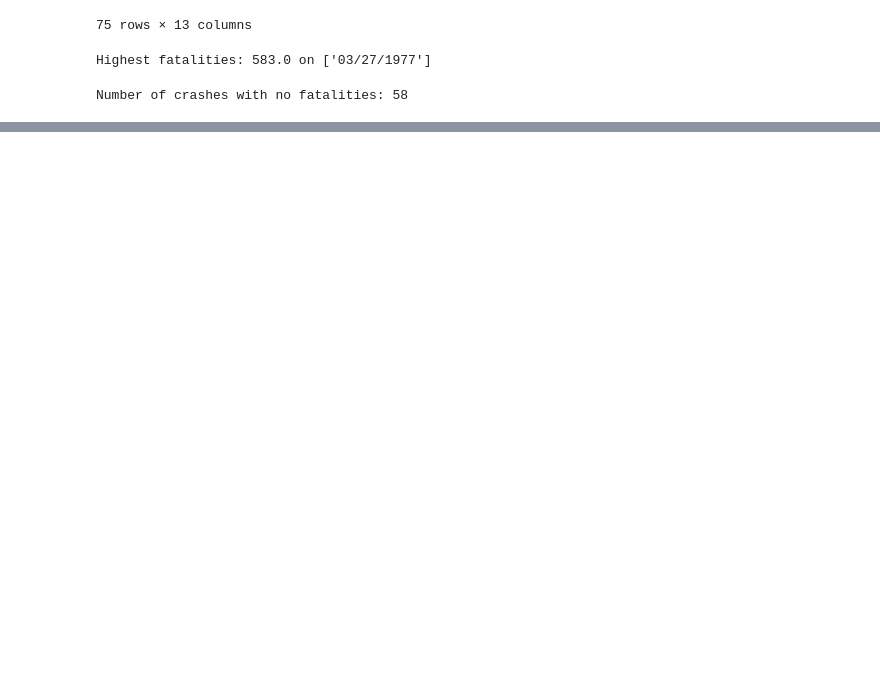
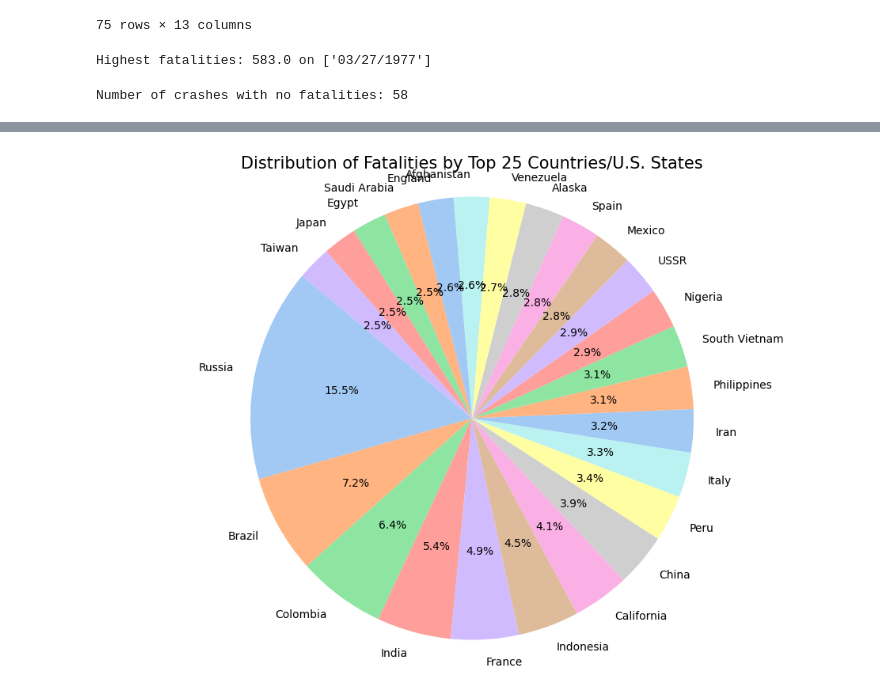
Before and after one commit to CodeWith-PeterBull/AI-RECAP-GROUP-VUlKAN-TASKS-2026, a Jupyter notebook: Data-Cleaning_Practical-Exercise-5/Airplane_Crashes_Data_Cleaning.ipynb, the cells around one changed output, grey strips where cells are left out. Cells and saved outputs as stored; diff of their text form; code cells hidden in the pictures; blank space fills up the shorter version.

```diff
--- a/Data-Cleaning_Practical-Exercise-5/Airplane_Crashes_Data_Cleaning.ipynb
+++ b/Data-Cleaning_Practical-Exercise-5/Airplane_Crashes_Data_Cleaning.ipynb
@@ -5,6 +11,7 @@ import matplotlib.pyplot as plt
 # %%
 #Uploading the dataset
-df = pd.read_csv("F:\Coding Projects\AI Classes\Airplane_Crashes_and_Fatalities_Since_1908.csv")
+file_path = '/content/Airplane_Crashes_and_Fatalities_Since_1908.csv'
+df = pd.read_csv(file_path)
 # %% [markdown]
 Adding a Shape to the code
 # %%
@@ -29,7 +36,8 @@ df.tail(75)
 | 5267 | 06/08/2009 | NaN | State of Arunachal Pradesh, India | Military - Indian Air Force | NaN | Mechuka for Jorhat | Antonov An-32 | NaN | NaN | 13.0 | ... |
 75 rows × 13 columns
 # %%
-fatality_locations = df[['Date', 'Location', 'Aboard', 'Fatalities']]
+# fatality_locations = df[['Date', 'Location', 'Aboard', 'Fatalities']]
+fatality_locations = df.copy()
 # %%
 max_fatal = fatality_locations['Fatalities'].max()
 date_max = fatality_locations.loc[fatality_locations['Fatalities'] ==  max_fatal, 'Date']
@@ -41,3 +49,10 @@ no_fatalities = fatality_locations[fatality_locations['Fatalities'] == 0]
 print(f"Number of crashes with no fatalities: {len(no_fatalities)}")
 # %% [output]
 Number of crashes with no fatalities: 58
+# %%
+fatality_locations[['Region', 'State_Country']] = fatality_locations['Location'].str.split(',', n=1, expand=True)
+
+fatality_locations['Region'] = fatality_locations['Region'].str.strip()
+fatality_locations['State_Country'] = fatality_locations['State_Country'].str.strip()
+# print output
+fatality_locations[['Location', 'Region', 'State_Country']].head()
@@ -43,0 +87,22 @@ Number of crashes with no fatalities: 58
+# %%
+# Group by State_Country and sum the fatalities
+location_stats = fatality_locations.groupby('State_Country')['Fatalities'].sum().sort_values(ascending=False)
+
+# Selection of nodes and color codes
+top_25_stats = location_stats.head(25)
+colors = sns.color_palette('pastel')[0:25]
+
+# Generate Pie Chart
+plt.figure(figsize=(12, 8))
+plt.pie(top_25_stats,
+        labels=top_25_stats.index,
+        autopct='%1.1f%%',
+        startangle=140,
+        colors=colors)
+
+plt.title('Distribution of Fatalities by Top 25 Countries/U.S. States', fontsize=15)
+plt.axis('equal')
+
+plt.show()
+# %% [output]
+[figure, added]
```
Also changed, not shown: parts of 3 cells of this notebook.
